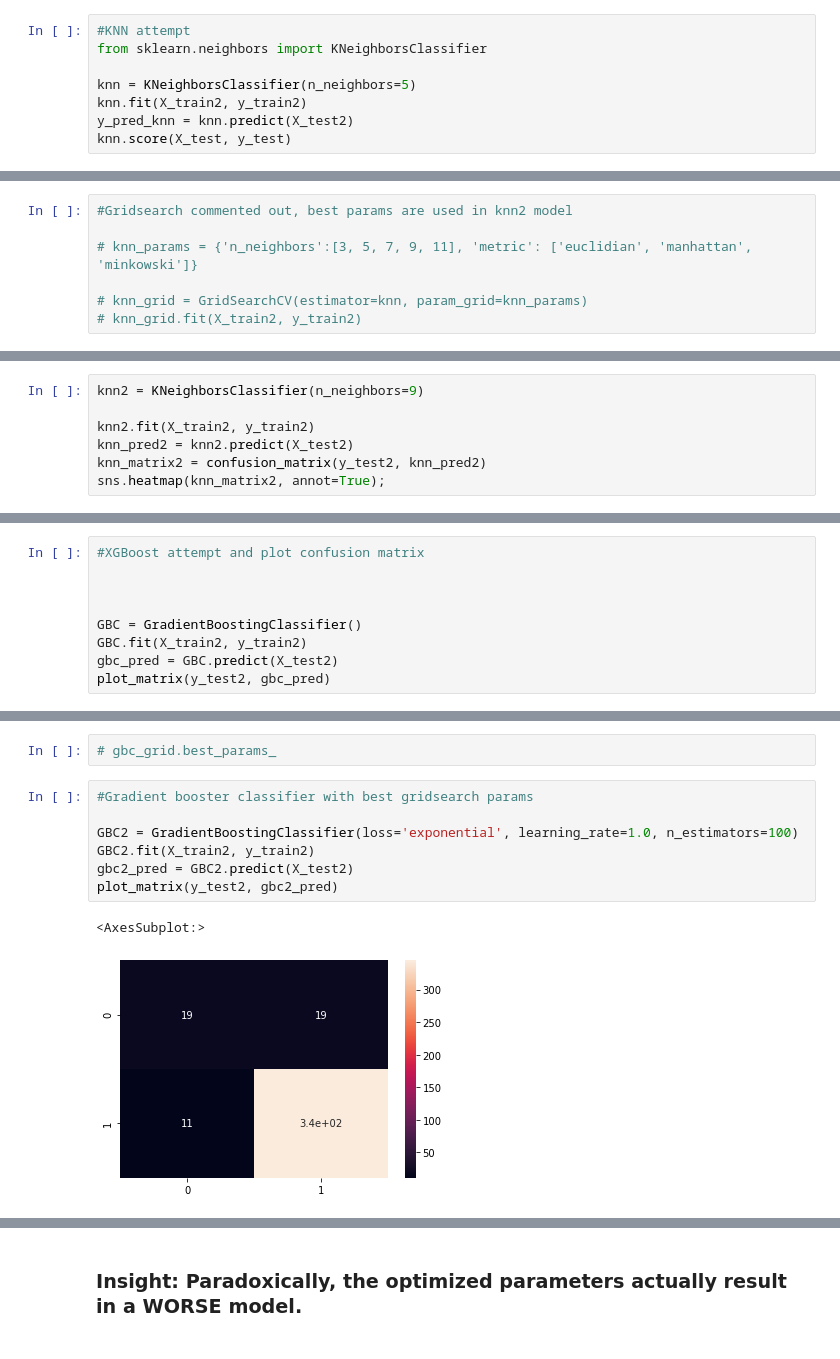
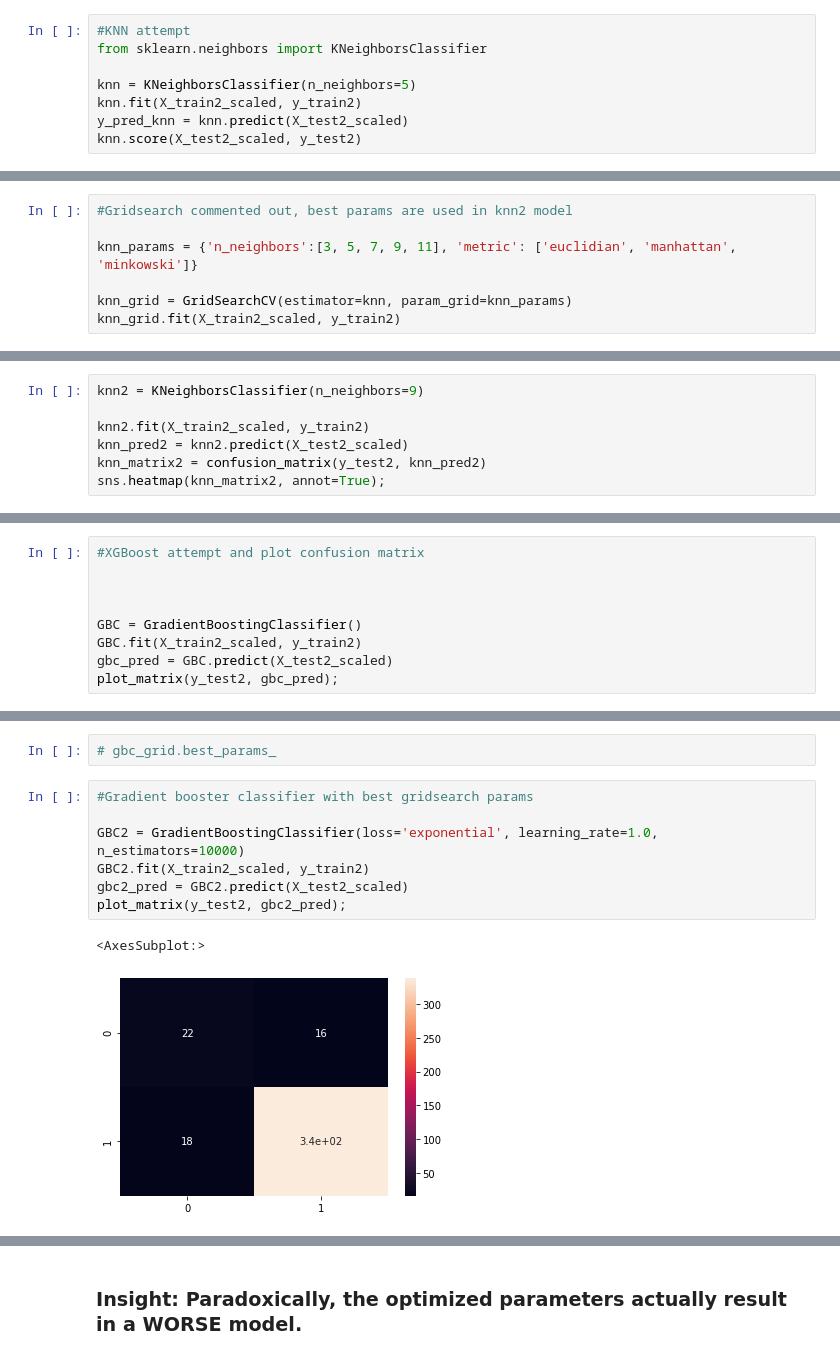
Before and after one commit to AMcqueen1980/COVID19_MortalityPred, a Jupyter notebook: COVID19Models_notebook.ipynb, the cells around one changed output, grey strips where cells are left out. Cells and saved outputs as stored; diff of their text form.

```diff
--- a/COVID19Models_notebook.ipynb
+++ b/COVID19Models_notebook.ipynb
@@ -222,7 +330,7 @@ metrics_crossval_score(lr3, x_train_smote, X_test2, y_train_smote, y_test2, lr3_
 from sklearn.neighbors import KNeighborsClassifier
 
 knn = KNeighborsClassifier(n_neighbors=5)
-knn.fit(X_train2, y_train2)
-y_pred_knn = knn.predict(X_test2)
-knn.score(X_test, y_test)
+knn.fit(X_train2_scaled, y_train2)
+y_pred_knn = knn.predict(X_test2_scaled)
+knn.score(X_test2_scaled, y_test2)
 # %% [output]
@@ -235,7 +343,7 @@ sns.heatmap(knn_matrix, annot=True);
 # %%
 #Gridsearch commented out, best params are used in knn2 model
 
-# knn_params = {'n_neighbors':[3, 5, 7, 9, 11], 'metric': ['euclidian', 'manhattan', 'minkowski']}
+knn_params = {'n_neighbors':[3, 5, 7, 9, 11], 'metric': ['euclidian', 'manhattan', 'minkowski']}
 
-# knn_grid = GridSearchCV(estimator=knn, param_grid=knn_params)
-# knn_grid.fit(X_train2, y_train2)
+knn_grid = GridSearchCV(estimator=knn, param_grid=knn_params)
+knn_grid.fit(X_train2_scaled, y_train2)
@@ -244,8 +358,8 @@ sns.heatmap(knn_matrix, annot=True);
 # %%
 knn2 = KNeighborsClassifier(n_neighbors=9)
 
-knn2.fit(X_train2, y_train2)
-knn_pred2 = knn2.predict(X_test2)
+knn2.fit(X_train2_scaled, y_train2)
+knn_pred2 = knn2.predict(X_test2_scaled)
 knn_matrix2 = confusion_matrix(y_test2, knn_pred2)
 sns.heatmap(knn_matrix2, annot=True);
 # %% [output]
@@ -268,9 +382,9 @@ metrics_crossval_score(knn2, X_train2, X_test2, y_train2, y_test2, knn_pred2)
 
 
 GBC = GradientBoostingClassifier()
-GBC.fit(X_train2, y_train2)
-gbc_pred = GBC.predict(X_test2)
-plot_matrix(y_test2, gbc_pred)
+GBC.fit(X_train2_scaled, y_train2)
+gbc_pred = GBC.predict(X_test2_scaled)
+plot_matrix(y_test2, gbc_pred);
 # %% [output]
 <AxesSubplot:>
 [figure]
@@ -298,11 +412,11 @@ metrics_crossval_score(GBC, X_train2, X_test2, y_train2, y_test2, gbc_pred)
 # %%
 #Gradient booster classifier with best gridsearch params
 
-GBC2 = GradientBoostingClassifier(loss='exponential', learning_rate=1.0, n_estimators=100)
-GBC2.fit(X_train2, y_train2)
-gbc2_pred = GBC2.predict(X_test2)
-plot_matrix(y_test2, gbc2_pred)
+GBC2 = GradientBoostingClassifier(loss='exponential', learning_rate=1.0, n_estimators=10000)
+GBC2.fit(X_train2_scaled, y_train2)
+gbc2_pred = GBC2.predict(X_test2_scaled)
+plot_matrix(y_test2, gbc2_pred);
 # %% [output]
 <AxesSubplot:>
-[figure, old version]
+[figure, new version]
 # %%
```
Also changed, not shown: parts of 34 cells of this notebook.
